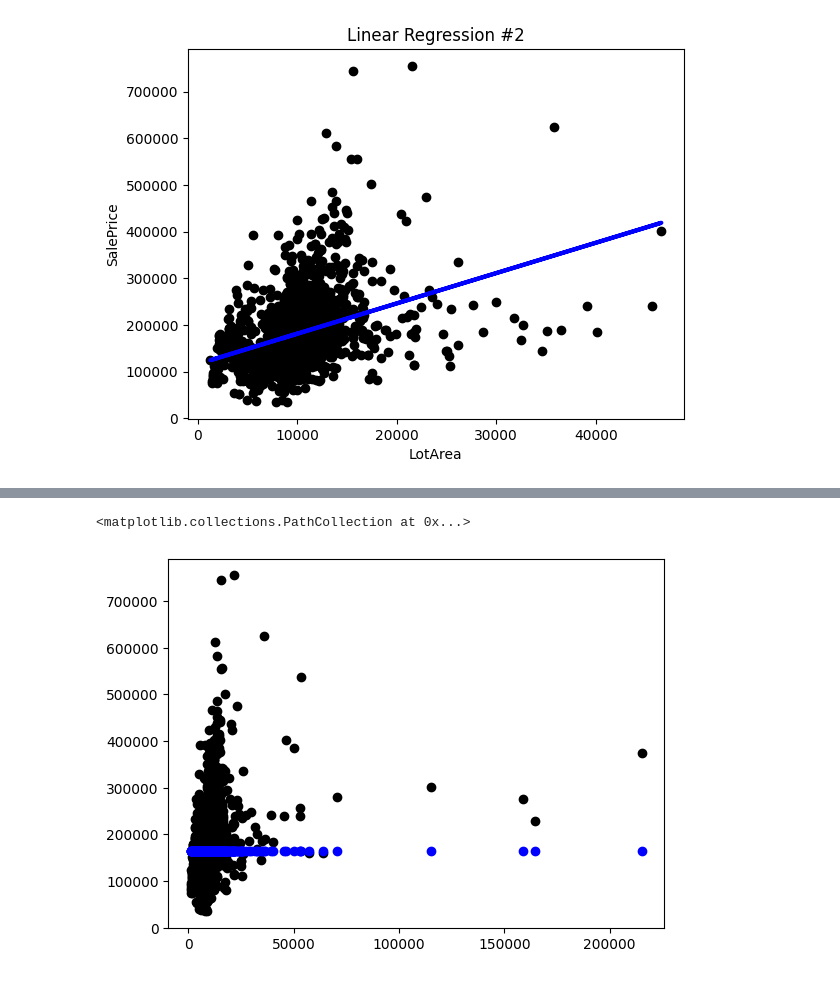
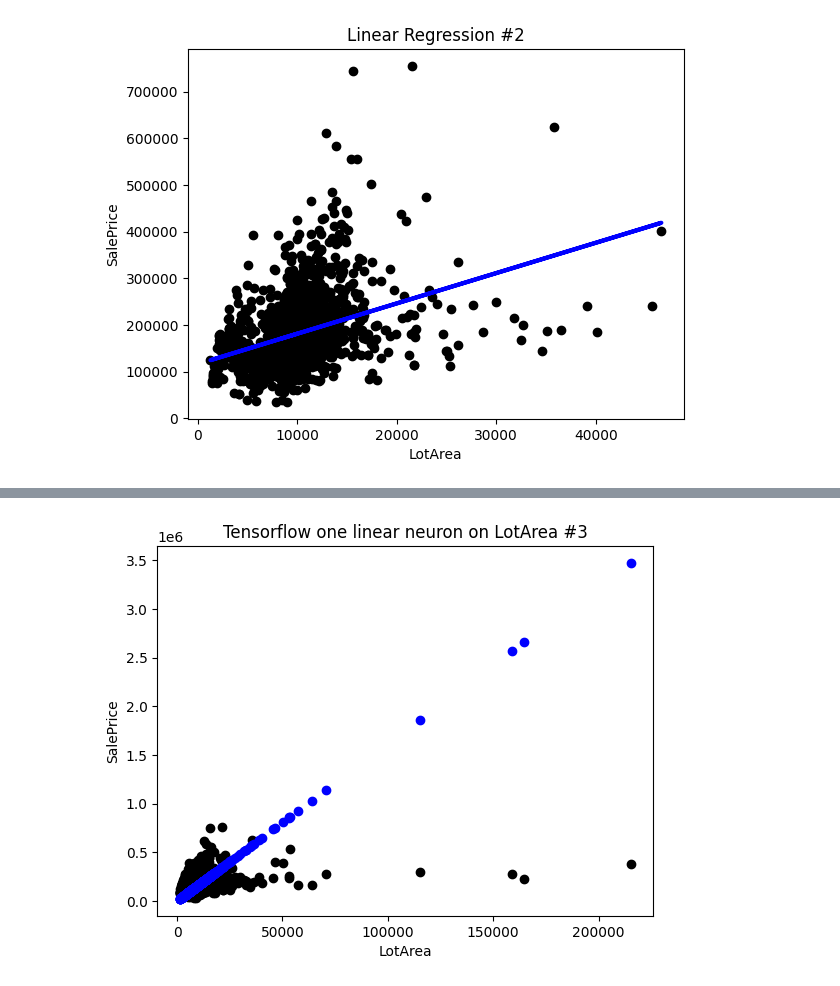
Before and after one commit to Sammers21/ml-playground, a Jupyter notebook: houses/sol.ipynb, the cells around one changed output, grey strips where cells are left out. Cells and saved outputs as stored; diff of their text form; code cells hidden in the pictures.

Commit message:
sol 3 with single neuron

```diff
--- a/houses/sol.ipynb
+++ b/houses/sol.ipynb
@@ -165,12 +154,12 @@ Epoch 1000/1000
 # %%
 
-plt.scatter(X_tf['LotArea'], Y_tf, color='black')
-plt.scatter(X_tf['LotArea'], model.predict(X_tf), color='blue')
-# plt.plot(X_reshaped, Y_predict, color='blue', linewidth=3)
-# plt.xlabel('LotArea')
-# plt.ylabel('SalePrice')
-# plt.title('Linear Regression #2')
-# Y_test = reg.predict(X_test['LotArea'].values.reshape(-1, 1)).round(2)
-# arr = np.concatenate((X_test['Id'].values.reshape(-1, 1).astype(int), Y_test.reshape(-1, 1)), axis=1)
-# np.savetxt("submission2.csv", arr, fmt='%d,%1.5f', header='Id,SalePrice', comments='')
+
+plt.scatter(X_tf, Y_tf, color='black', label='LotArea')
+plt.scatter(X_tf, model.predict(X_tf), color='blue')
+plt.xlabel('LotArea')
+plt.ylabel('SalePrice')
+plt.title('Tensorflow one linear neuron on LotArea #3')
+Y_test = model.predict(X_test['LotArea'].values.reshape(-1, 1)).round(2)
+arr = np.concatenate((X_test['Id'].values.reshape(-1, 1).astype(int), Y_test.reshape(-1, 1)), axis=1)
+np.savetxt("submission3.csv", arr, fmt='%d,%1.5f', header='Id,SalePrice', comments='')
 # %% [output]
@@ -178,2 +168 @@ plt.scatter(X_tf['LotArea'], model.predict(X_tf), color='blue')
-<matplotlib.collections.PathCollection at 0x...>
-[figure, old version]
+[figure, new version]
```
Also changed, not shown: parts of 2 cells of this notebook, 1 other file.
